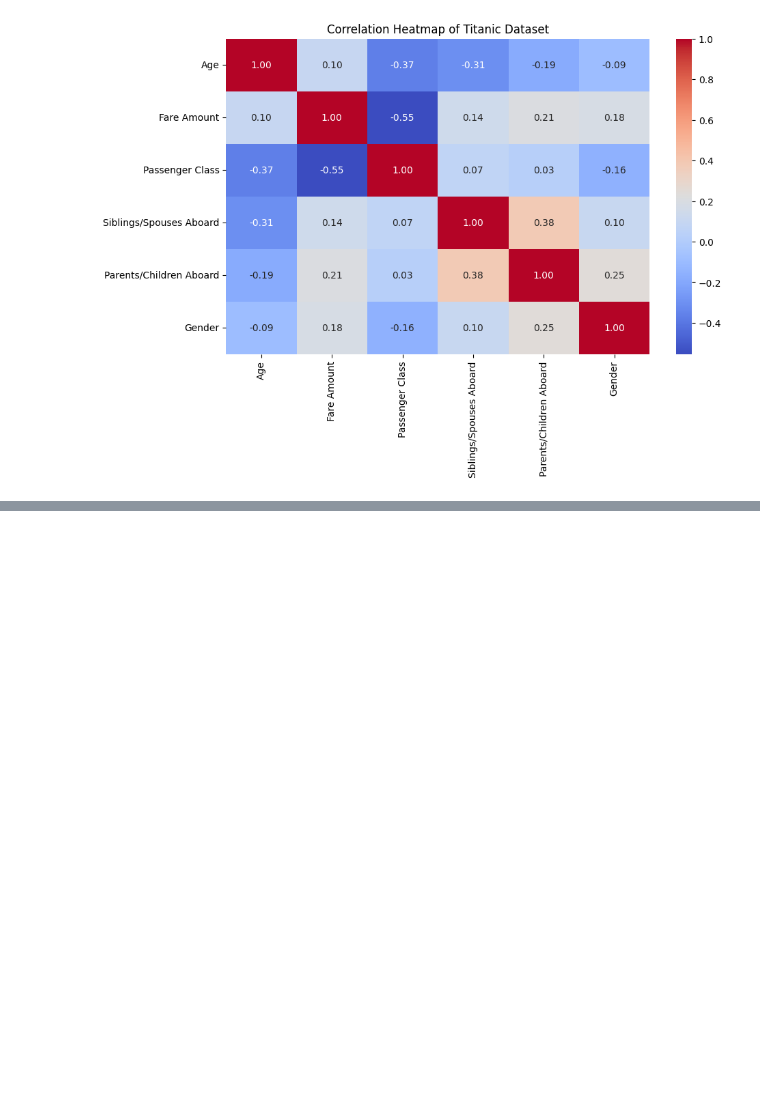
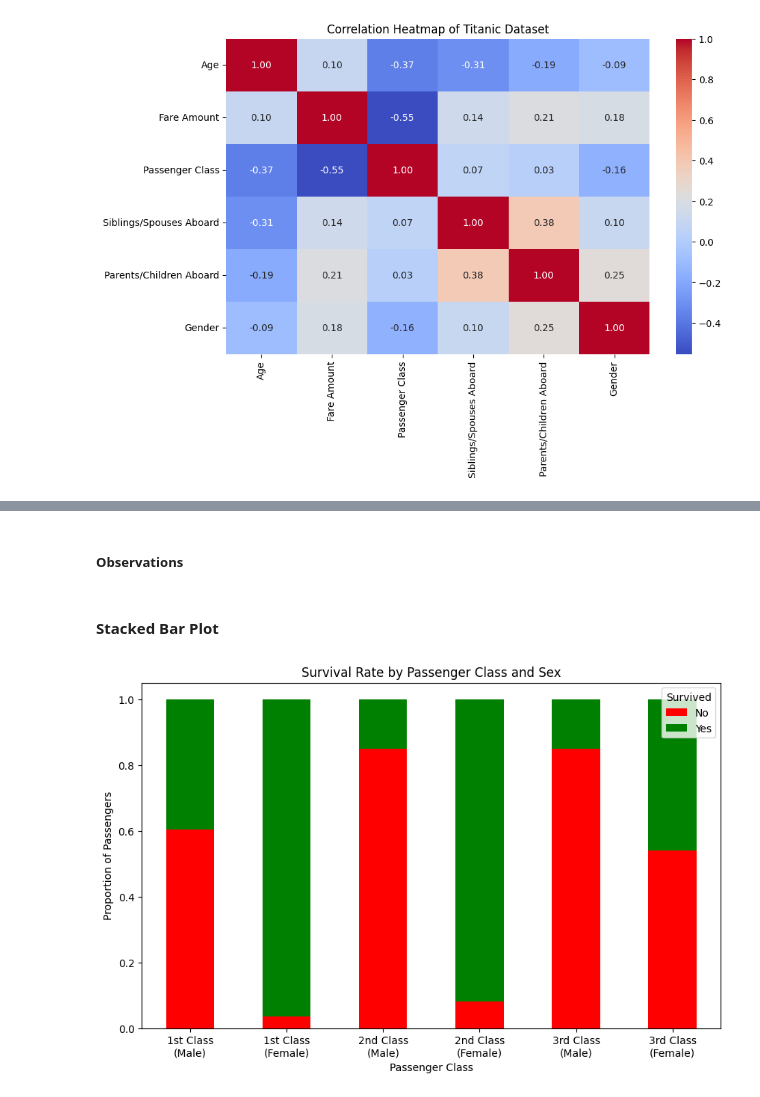
Before and after one commit to BethSpornitz/datafun-06-eda, a Jupyter notebook: bethspornitz_eda.ipynb, the cells around one changed output, grey strips where cells are left out. Drawn from its saved outputs; the diff is of its cells as text; code cells hidden in the pictures; blank space fills up the shorter version.

```diff
--- a/bethspornitz_eda.ipynb
+++ b/bethspornitz_eda.ipynb
@@ -319,0 +329,29 @@ plt.show()
+# %% [markdown]
+##### Observations
+# %% [markdown]
+#### Stacked Bar Plot
+# %%
+# Calculate survival counts and proportions
+survival_counts = df.groupby(['class', 'Gender', 'Survival Status']).size().unstack(fill_value=0)
+survival_counts = survival_counts.div(survival_counts.sum(axis=1), axis=0)
+
+# Create a stacked bar plot
+ax = survival_counts.plot(kind='bar', stacked=True, color=['red', 'green'], figsize=(10, 6))
+
+# Customize the plot
+plt.title('Survival Rate by Passenger Class and Sex')
+plt.xlabel('Passenger Class')
+plt.ylabel('Proportion of Passengers')
+plt.xticks(rotation=0)
+
+# Set the legend with proper labels
+plt.legend(title='Survived', labels=['No', 'Yes'], loc='upper right')
+
+# Add custom labels for 'sex' on the x-tick labels
+ax.set_xticklabels(['1st Class\n(Male)', '1st Class\n(Female)',
+                    '2nd Class\n(Male)', '2nd Class\n(Female)',
+                    '3rd Class\n(Male)', '3rd Class\n(Female)'], rotation=0)
+
+plt.show()
+# %% [output]
+[figure, added]
```
Also changed, not shown: parts of 13 cells of this notebook.
